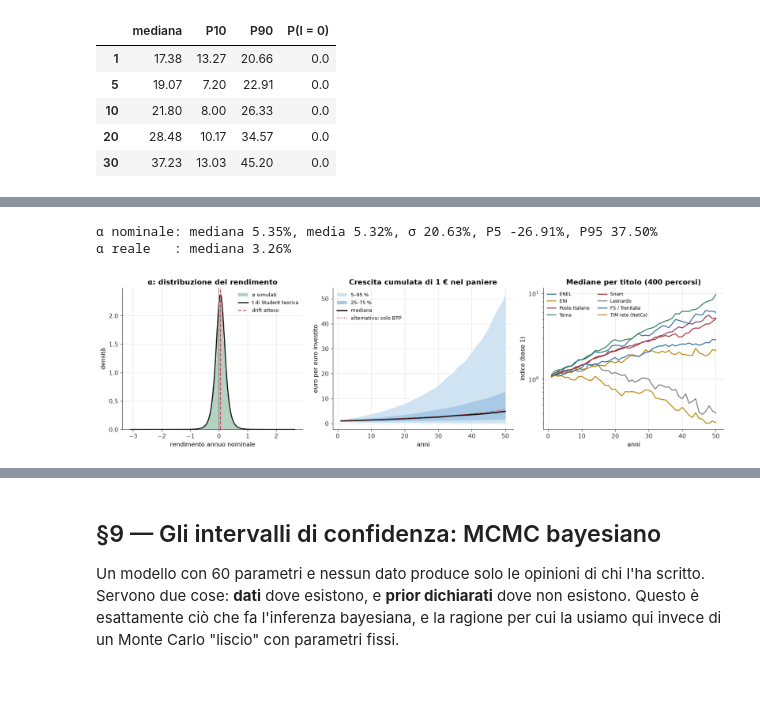
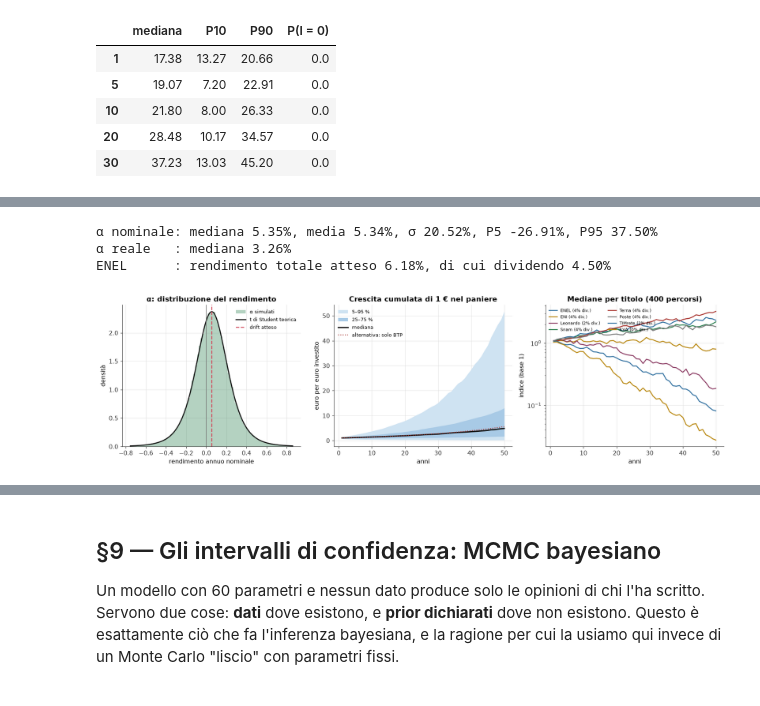
Before and after one commit to massimilianoromanello95-dotcom/Fuffaguru_AVS, a Jupyter notebook: notebooks/01_fondo_sovrano.ipynb, the cells around one changed output, grey strips where cells are left out. Cells and saved outputs as stored; diff of their text form; code cells hidden in the pictures.

```diff
--- a/notebooks/01_fondo_sovrano.ipynb
+++ b/notebooks/01_fondo_sovrano.ipynb
@@ -893,7 +951,7 @@ for al in aliquote:
     y = [(P0["fonti.ipp_ricchezza_netta_mld"] * quota_oltre_soglia(s) * al
           * P0["fonti.ipp_compliance"]) - P0["fonti.ipp_costi_gestione_mld"] for s in soglie]
     axes[0].plot(soglie / 1e3, np.maximum(y, 0), marker="o", ms=4,
-                 label=f"aliquota {al * 100:.1f} %")
+                 label=f"aliquota {al * 100:.2f} %")
 axes[0].axvline(500, color=C["accent"], ls="--", lw=1.2)
 axes[0].text(510, axes[0].get_ylim()[1] * 0.93, "soglia scelta\n500 k€", fontsize=8.5,
              color=C["accent"], va="top")
@@ -1251,8 +1413,8 @@ print(f"  → premio per il rischio vs BTP    : {CFG.mercati.drift_atteso - CFG.
 # %%
-# ── α_t: il rendimento annuo del portafoglio ────────────────────────────────
+# ── α_t: il rendimento annuo del paniere passivo ────────────────────────────
 
 def percorsi_alpha(p, n, T, rng, infl):
-    """Rendimento NOMINALE annuo del portafoglio, al netto delle commissioni.
+    """Rendimento NOMINALE annuo del paniere passivo, al netto delle commissioni.
     Due modalità:
       t_student → α = drift + σ·t(ν)          [default: prudente, code grasse]
       uniform   → α reale = drift + hw·U(−1,1), poi convertito in nominale
@@ -1267,33 +1429,60 @@ def percorsi_alpha(p, n, T, rng, infl):
         sd = _arr(p["mercati.sigma_alpha"], n)[:, None]
         nu = float(p["mercati.t_nu"])
         alpha = drift + sd * rng.standard_t(nu, size=(n, T))
+    # Le code di Student possono generare rendimenti < -100 %, che non esistono:
+    # un investimento può al massimo azzerarsi. Senza questo taglio il prodotto
+    # cumulato cambia segno e le mediane diventano rumore.
+    alpha = np.maximum(alpha, -0.99)
     return alpha - _arr(p["mercati.fee_gestione"], n)[:, None]
 
 
-def percorsi_titoli(n, T, rng, rho=RHO):
-    """Percorsi per singolo titolo (solo per i grafici della §6)."""
-    A = len(BASKET)
+def mu_titoli(p, n):
+    """Rendimento totale atteso per singolo titolo, ancorato al drift comune.
+
+    Il drift è il motore comune (è la manopola `mercati.drift_atteso`, quella
+    che l'MCMC aggiorna); il premio specifico di ogni titolo è la distanza dal
+    μ del paniere, e resta fisso. Così la manopola del rendimento muove davvero
+    anche le partecipate, invece di lasciarle intoccate.
+    """
+    base = _arr(p["mercati.drift_atteso"], n)[:, None]        # (n, 1)
+    extra = TARGETS["mu"].to_numpy() - mu_paniere              # (A,)
+    return base + extra[None, :]                               # (n, A)
+
+
+def percorsi_titoli(p, n, T, rng, rho=RHO):
+    """Rendimenti TOTALI annui per singolo titolo (n, T, A).
+    t di Student multivariata con correlazione costante ρ."""
+    A = len(TARGETS)
     R = np.full((A, A), rho) + (1 - rho) * np.eye(A)
-    L = np.linalg.cholesky(R)
-    z = rng.standard_normal((n, T, A)) @ L.T
-    z = z / np.sqrt(rng.chisquare(5.0, size=(n, T, 1)) / 5.0)   # t di Student
-    r = BASKET["mu"].to_numpy() + BASKET["sigma"].to_numpy() * z
-    return np.cumprod(1 + r, axis=1)   # indice di valore, base 1
+    Lc = np.linalg.cholesky(R)
+    z = rng.standard_normal((n, T, A)) @ Lc.T
+    z = z / np.sqrt(rng.chisquare(5.0, size=(n, T, 1)) / 5.0)   # code grasse
+    mu_t = mu_titoli(p, n)[:, None, :]
+    # Floor a -99 %: con t di Student a 5 gradi di libertà lo 0,5 % dei
+    # titolo-anni finirebbe sotto -100 %, che è impossibile e manda in tilt
+    # il prodotto cumulato (e quindi i grafici e la composizione del NAV).
+    return np.maximum(mu_t + TARGETS["sigma"].to_numpy()[None, None, :] * z, -0.99)
 
 
 _rng_a = np.random.default_rng(2)
 _infl_a = percorsi_macro(P0, 6000, CFG.sim.anni, _rng_a)[1]
 _AL = percorsi_alpha(P0, 6000, CFG.sim.anni, _rng_a, _infl_a)
+_TOT = percorsi_titoli(P0, 6000, CFG.sim.anni, _rng_a)
 print(f"α nominale: mediana {np.median(_AL):.2%}, media {_AL.mean():.2%}, "
       f"σ {_AL.std():.2%}, P5 {np.quantile(_AL, 0.05):.2%}, P95 {np.quantile(_AL, 0.95):.2%}")
 print(f"α reale   : mediana {np.median((1 + _AL) / (1 + _infl_a) - 1):.2%}")
+_i = list(TARGETS.index).index("ENEL")
+print(f"ENEL      : rendimento totale atteso {_TOT[:, :, _i].mean():.2%}, "
+      f"di cui dividendo {float(TARGETS.loc['ENEL', 'div_yield']):.2%}")
 
 fig, axes = plt.subplots(1, 3, figsize=(15.4, 4.4))
 
 # (a) distribuzione di α
 ax = axes[0]
-ax.hist(_AL.ravel(), bins=90, density=True, color=C["equity"], alpha=0.35, label="α simulati")
-xs = np.linspace(_AL.min(), _AL.max(), 400)
+_xlo, _xhi = np.quantile(_AL, [0.002, 0.998])
+_vis = _AL[(_AL >= _xlo) & (_AL <= _xhi)]
+ax.hist(_vis, bins=90, density=True, color=C["equity"], alpha=0.35, label="α simulati")
+xs = np.linspace(_xlo, _xhi, 400)
 ax.plot(xs, stats.t.pdf(xs, CFG.mercati.t_nu, loc=CFG.mercati.drift_atteso,
                         scale=CFG.mercati.sigma_alpha), color=C["tot"], lw=1.8, label="t di Student teorica")
 ax.axvline(CFG.mercati.drift_atteso, color=C["accent"], lw=1.6, ls="--", label="drift atteso")
@@ -1308,37 +1497,38 @@ ax.spines[["top", "right"]].set_visible(False)
 ax = axes[1]
 cum = np.cumprod(1 + _AL, axis=1)
 x = np.arange(1, CFG.sim.anni + 1)
 ax.fill_between(x, np.quantile(cum, 0.05, axis=0), np.quantile(cum, 0.95, axis=0),
                 color=C["band1"], lw=0, label="5–95 %")
 ax.fill_between(x, np.quantile(cum, 0.25, axis=0), np.quantile(cum, 0.75, axis=0),
                 color=C["band2"], lw=0, label="25–75 %")
 ax.plot(x, np.median(cum, axis=0), color=C["tot"], lw=2.2, label="mediana")
 ax.plot(x, np.cumprod(np.full(CFG.sim.anni, 1 + CFG.mercati.btp_yield_lungo)), color=C["btp"],
         lw=1.5, ls=":", label="alternativa: solo BTP")
 ax.set_xlabel("anni")
 ax.set_ylabel("euro per euro investito")
 ax.set_title("Crescita cumulata di 1 € nel paniere")
 ax.legend(fontsize=8.5)
 ax.spines[["top", "right"]].set_visible(False)
 
 # (c) percorsi per titolo
 ax = axes[2]
-paths = percorsi_titoli(400, CFG.sim.anni, np.random.default_rng(3))
-for i, t in enumerate(BASKET.index):
+paths = np.cumprod(1 + percorsi_titoli(P0, 400, CFG.sim.anni, np.random.default_rng(3)), axis=1)
+for i, t in enumerate(TARGETS.index):
     ax.plot(np.arange(1, CFG.sim.anni + 1), np.median(paths[:, :, i], axis=0),
-            lw=1.6, label=t)
+            lw=1.6, label=f"{t} ({float(TARGETS.loc[t, 'div_yield']):.0%} div.)")
 ax.set_xlabel("anni")
 ax.set_ylabel("indice (base 1)")
 ax.set_title("Mediane per titolo (400 percorsi)")
-ax.legend(fontsize=7.6, ncol=2, loc="upper left")
+ax.legend(fontsize=7.0, ncol=2, loc="upper left")
 ax.set_yscale("log")
 ax.spines[["top", "right"]].set_visible(False)
 
 plt.tight_layout()
 savefig(fig, "04_rendimenti")
 plt.show()
 # %% [output]
-α nominale: mediana 5.35%, media 5.32%, σ 20.63%, P5 -26.91%, P95 37.50%
+α nominale: mediana 5.35%, media 5.34%, σ 20.52%, P5 -26.91%, P95 37.50%
 α reale   : mediana 3.26%
+ENEL      : rendimento totale atteso 6.18%, di cui dividendo 4.50%
-[figure, old version]
+[figure, new version]
 # %% [markdown]
```
Also changed, not shown: parts of 32 cells of this notebook, 27 other files.
